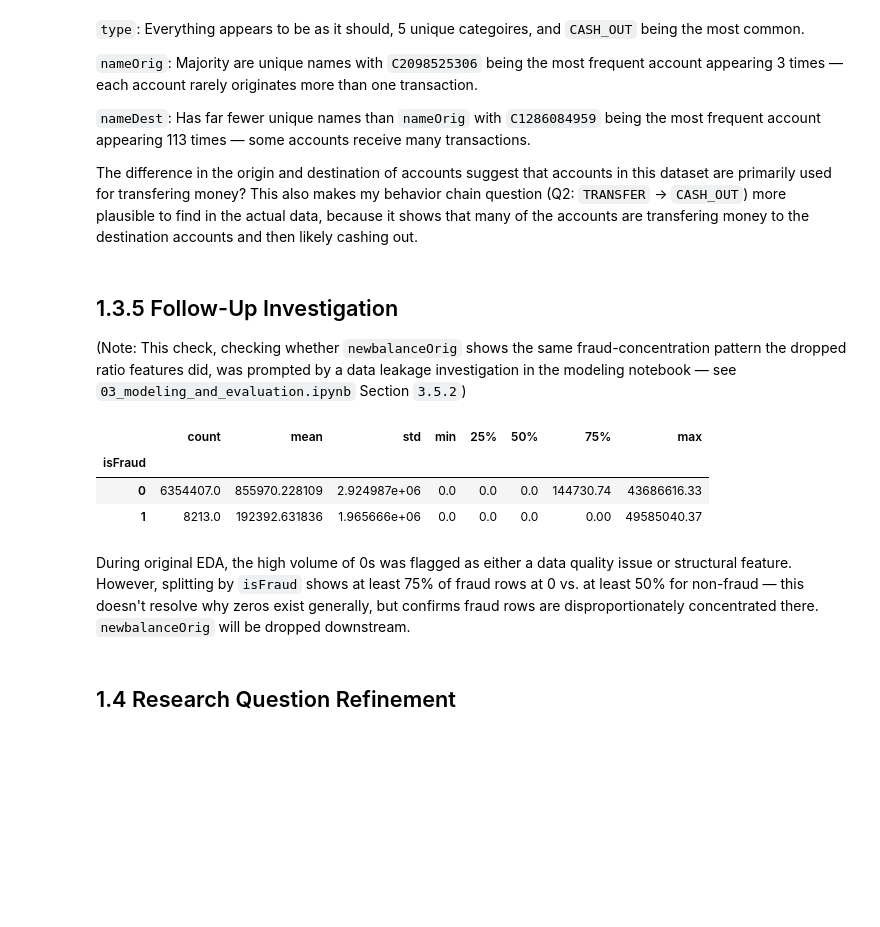
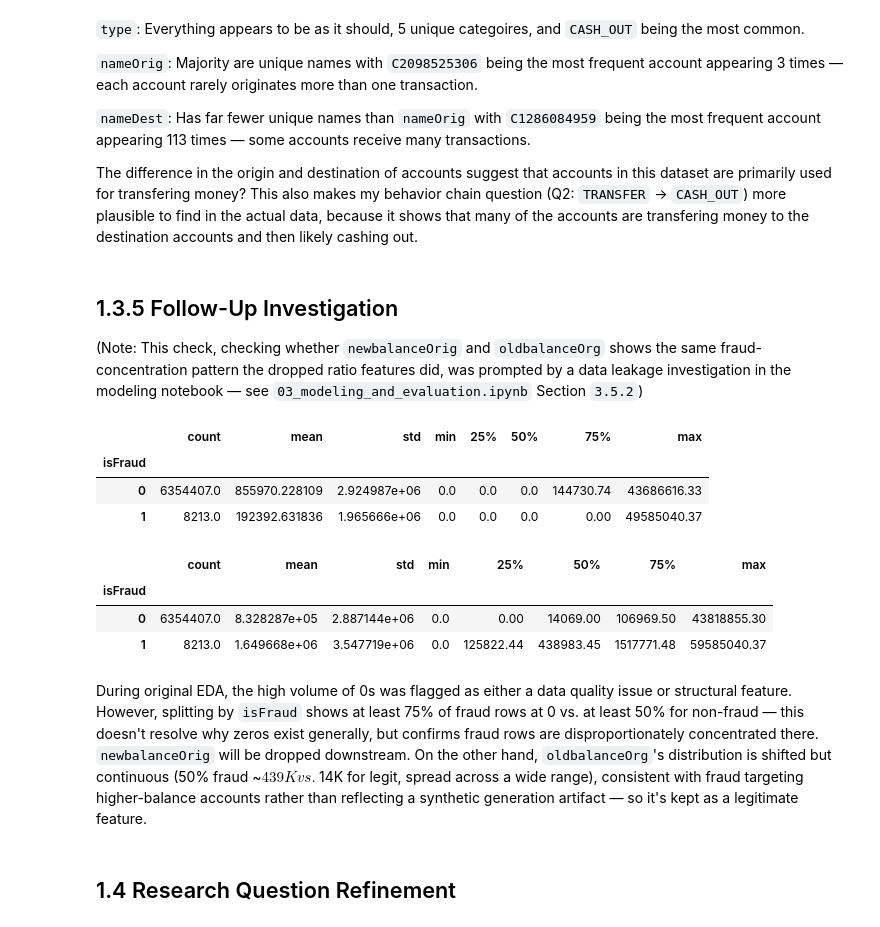
Before and after one commit to joshuasim/fraud-detection, a Jupyter notebook: notebooks/01_eda.ipynb, the cells around one changed output. Cells and saved outputs as stored; diff of their text form; code cells hidden in the pictures; blank space fills up the shorter version.

```diff
--- a/notebooks/01_eda.ipynb
+++ b/notebooks/01_eda.ipynb
@@ -162,7 +162,7 @@ df.describe(include='object')
 The difference in the origin and destination of accounts suggest that accounts in this dataset are primarily used for transfering money? This also makes my behavior chain question (Q2: `TRANSFER` -> `CASH_OUT`) more plausible to find in the actual data, because it shows that many of the accounts are transfering money to the destination accounts and then likely cashing out.
 # %% [markdown]
 ## 1.3.5 Follow-Up Investigation
-(Note: This check, checking whether `newbalanceOrig` shows the same fraud-concentration pattern the dropped ratio features did, was prompted by a data leakage investigation in the modeling notebook — see `03_modeling_and_evaluation.ipynb` Section `3.5.2`)
+(Note: This check, checking whether `newbalanceOrig` and `oldbalanceOrg` shows the same fraud-concentration pattern the dropped ratio features did, was prompted by a data leakage investigation in the modeling notebook — see `03_modeling_and_evaluation.ipynb` Section `3.5.2`)
 # %%
 df.groupby('isFraud')['newbalanceOrig'].describe()
 # %% [output]
@@ -170,8 +170,15 @@ df.groupby('isFraud')['newbalanceOrig'].describe()
 | isFraud |  |  |  |  |  |  |  |  |
 | 0 | 6354407.0 | 855970.228109 | 2.924987e+06 | 0.0 | 0.0 | 0.0 | 144730.74 | 43686616.33 |
 | 1 | 8213.0 | 192392.631836 | 1.965666e+06 | 0.0 | 0.0 | 0.0 | 0.00 | 49585040.37 |
+# %%
+df.groupby('isFraud')['oldbalanceOrg'].describe()
+# %% [output]
+|  | count | mean | std | min | 25% | 50% | 75% | max |
+| isFraud |  |  |  |  |  |  |  |  |
+| 0 | 6354407.0 | 8.328287e+05 | 2.887144e+06 | 0.0 | 0.00 | 14069.00 | 106969.50 | 43818855.30 |
+| 1 | 8213.0 | 1.649668e+06 | 3.547719e+06 | 0.0 | 125822.44 | 438983.45 | 1517771.48 | 59585040.37 |
 # %% [markdown]
-During original EDA, the high volume of 0s was flagged as either a data quality issue or structural feature. However, splitting by `isFraud` shows at least 75% of fraud rows at 0 vs. at least 50% for non-fraud — this doesn't resolve why zeros exist generally, but confirms fraud rows are disproportionately concentrated there. `newbalanceOrig` will be dropped downstream.
+During original EDA, the high volume of 0s was flagged as either a data quality issue or structural feature. However, splitting by `isFraud` shows at least 75% of fraud rows at 0 vs. at least 50% for non-fraud — this doesn't resolve why zeros exist generally, but confirms fraud rows are disproportionately concentrated there. `newbalanceOrig` will be dropped downstream. On the other hand, `oldbalanceOrg`'s distribution is shifted but continuous (50% fraud ~$439K vs. ~$14K for legit, spread across a wide range), consistent with fraud targeting higher-balance accounts rather than reflecting a synthetic generation artifact — so it's kept as a legitimate feature.
 # %% [markdown]
 ## 1.4 Research Question Refinement
 # %% [markdown]
```
